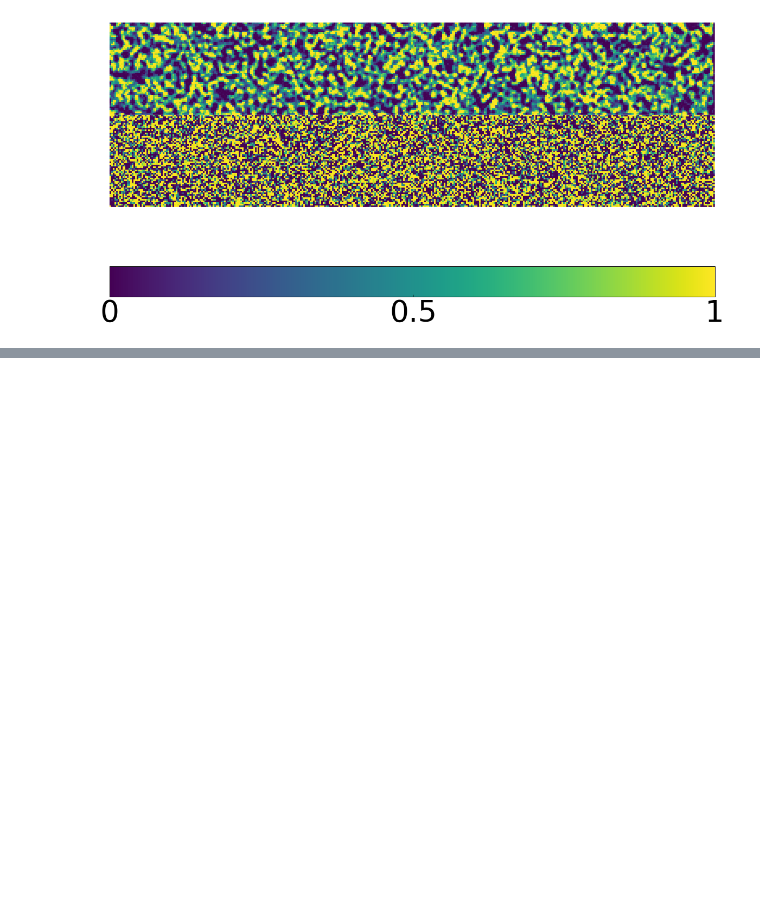
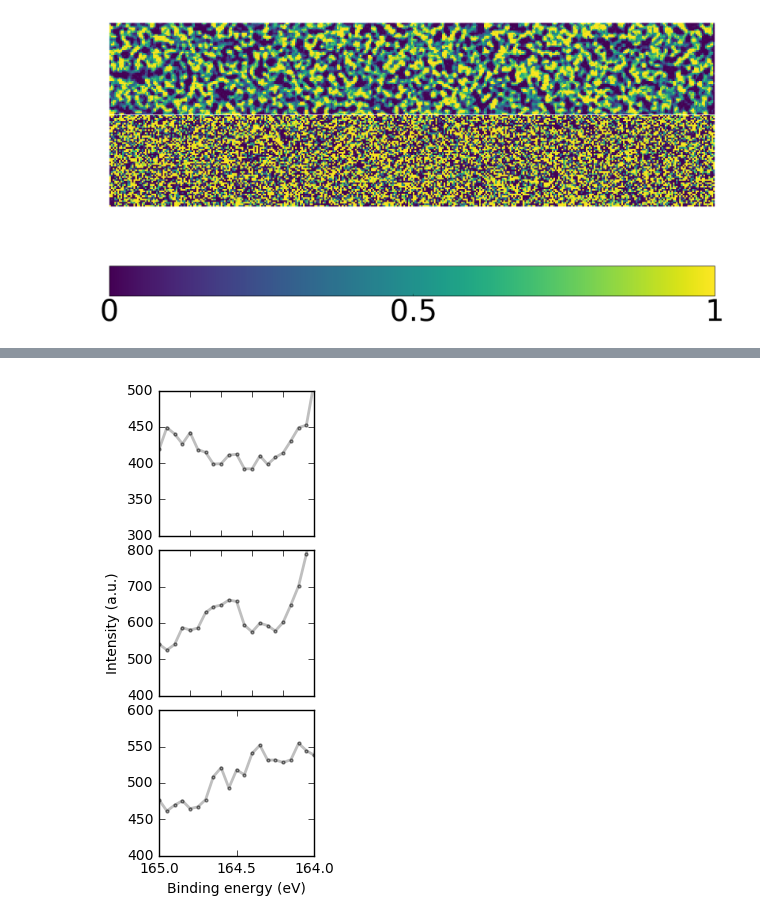
Before and after one commit to molydisulfide/Oxide-mediated_self-limiting_recovery_of_field_effect_mobility_in_plasma-treated_MoS2, a Jupyter notebook: Figure 3/Figure_3.ipynb, the cells around one changed output, grey strips where cells are left out. Saved outputs shown, nothing was run; the diff lists cells and outputs as text; code cells hidden in the pictures; blank space fills up the shorter version.

```diff
--- a/Figure 3/Figure_3.ipynb
+++ b/Figure 3/Figure_3.ipynb
@@ -486,0 +489,58 @@ plt.savefig("fig3f.png", dpi=300, bbox_inches='tight')
+# %%
+
+fig = plt.figure(figsize=(2,6))
+
+fig.canvas.draw()
+
+ax1 = fig.add_subplot(311)
+ax1.plot(x_s0s,y_s0s, '-o', ms=2, color = 'grey', ls = '-', lw=2, alpha=0.5, mfc='grey', dash_capstyle = 'butt', mew = '1' )
+#ax2.fill(x_s6s, z_s6s,  linestyle = 'solid', lw = 2, label='S 2p$_{3/2}$', color= 'g', alpha = 0.5)
+#ax2.fill(x_s6s, a_s6s, linestyle = 'solid', lw = 2, label='S 2p$_{1/2}$', color= 'blue', alpha = 0.5)
+#ax2.plot(x_s6s, b_s6s, ms = 10, linestyle = 'solid', lw = 3, label='Bgd.', color= 'red')
+
+
+ax2 = fig.add_subplot(312)
+ax2.plot(x_s6s,y_s6s, '-o', ms=2, color = 'grey', ls = '-', lw=2, alpha=0.5, mfc='grey', dash_capstyle = 'butt', mew = '1' )
+#ax2.fill(x_s6s, z_s6s,  linestyle = 'solid', lw = 2, label='S 2p$_{3/2}$', color= 'g', alpha = 0.5)
+#ax2.fill(x_s6s, a_s6s, linestyle = 'solid', lw = 2, label='S 2p$_{1/2}$', color= 'blue', alpha = 0.5)
+#ax2.plot(x_s6s, b_s6s, ms = 10, linestyle = 'solid', lw = 3, label='Bgd.', color= 'red')
+
+ax2.set_ylabel('Intensity (a.u.)', fontsize = 10)
+
+ax3 = fig.add_subplot(313)
+ax3.plot(x_s10s,y_s10s, '-o', ms=2, color = 'grey', ls = '-', lw=2, alpha=0.5, mfc='grey', dash_capstyle = 'butt', mew = '1' )
+#ax2.fill(x_s6s, z_s6s,  linestyle = 'solid', lw = 2, label='S 2p$_{3/2}$', color= 'g', alpha = 0.5)
+#ax2.fill(x_s6s, a_s6s, linestyle = 'solid', lw = 2, label='S 2p$_{1/2}$', color= 'blue', alpha = 0.5)
+#ax2.plot(x_s6s, b_s6s, ms = 10, linestyle = 'solid', lw = 3, label='Bgd.', color= 'red')
+
+
+ax3.set_xlabel("Binding energy (eV)", fontsize = 10)
+
+
+
+
+plt.setp(ax1.get_xticklabels(), visible=False)
+plt.setp(ax2.get_xticklabels(), visible=False)
+plt.setp(ax3.get_xticklabels(), visible=True)
+
+plt.setp(ax1.set_xlim([165,164]))
+plt.setp(ax1.set_ylim([300,500]))
+
+plt.setp(ax2.set_xlim([165,164]))
+plt.setp(ax2.set_ylim([400,800]))
+
+plt.setp(ax3.set_xlim([165,164]))
+plt.setp(ax3.set_ylim([400,600]))
+
+xtick = [165, 164.5, 164]
+ax3.set_xticks(xtick)
+
+yticks = [400,500,600,700,800]
+ax2.set_yticks(yticks)
+fig.subplots_adjust(hspace=0.1)
+
+ax2.legend(loc = 'upper left',labelspacing=0.01, fontsize = 8)
+
+plt.savefig("fig3f_S_O.png", dpi=300, bbox_inches='tight')
+# %% [output]
+[figure, added]
```
Also changed, not shown: parts of 6 cells of this notebook, 34 other files.
